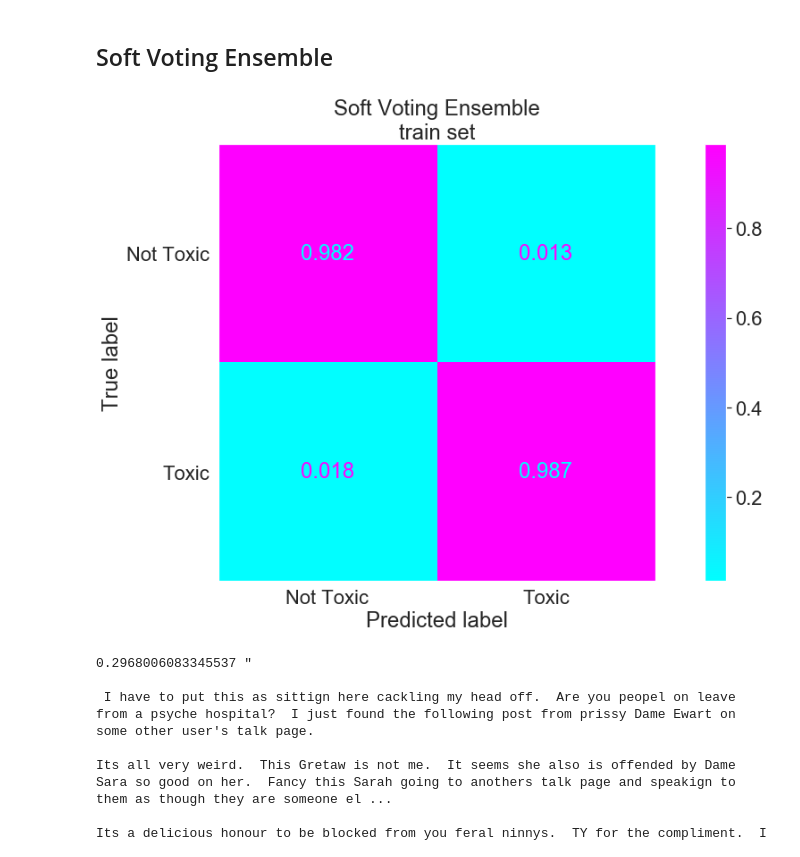
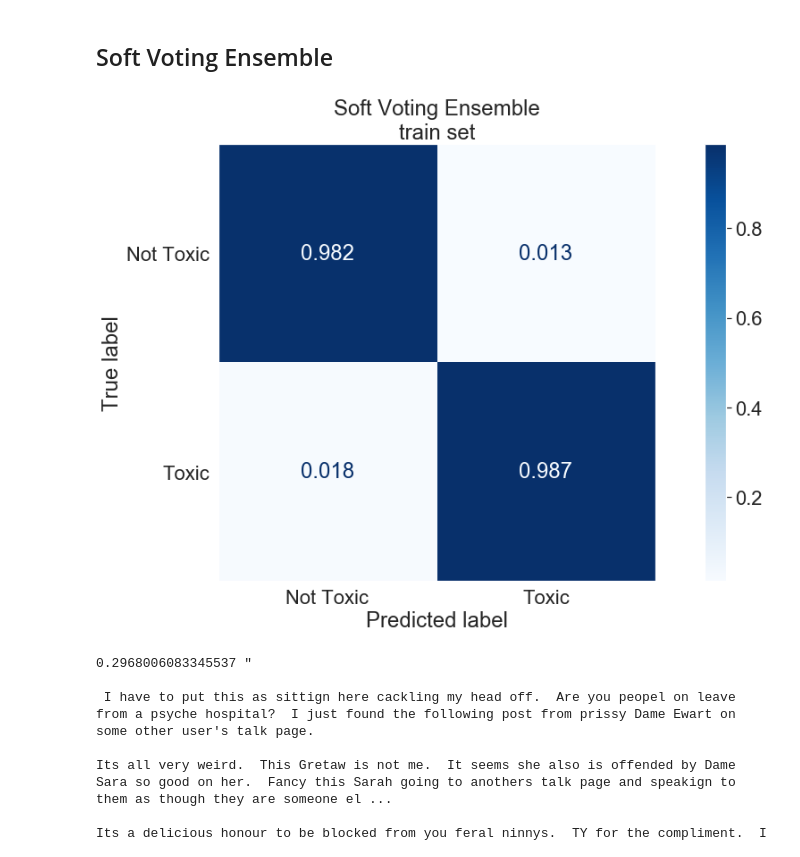
Before and after one commit to kchien3/identifying-toxic-wikipedia-comments, a Jupyter notebook: notebooks/toxic_comments_project.ipynb, the cells around one changed output. Cells and saved outputs as stored; diff of their text form; code cells hidden in the pictures.

Commit message:
updated model figures

```diff
--- a/notebooks/toxic_comments_project.ipynb
+++ b/notebooks/toxic_comments_project.ipynb
@@ -1061,16 +1155,16 @@ plt.show()
 # %%
 clf = vc
 
 sns.set(font_scale=2)
 fig, ax = plt.subplots(figsize=(16, 9), tight_layout=True)
 plot_confusion_matrix(clf, X_train, y_train, normalize='pred', display_labels=['Not Toxic', 'Toxic'],
-                      values_format='.3f', cmap='cool', ax=ax)
+                      values_format='.3f', cmap='Blues', ax=ax)
 ax.set(title='Soft Voting Ensemble\ntrain set')
 ax.grid(False)
-plt.savefig('images/voting_confusion_mat.png')
+plt.savefig('../img/voting_confusion_mat.png')
 plt.show()
 # %% [output]
-[figure, old version]
+[figure, new version]
 # %%
 # predictions from model on test set
 y_pred = vc.predict(X_train)
```
Also changed, not shown: parts of 25 cells of this notebook, 12 other files.
